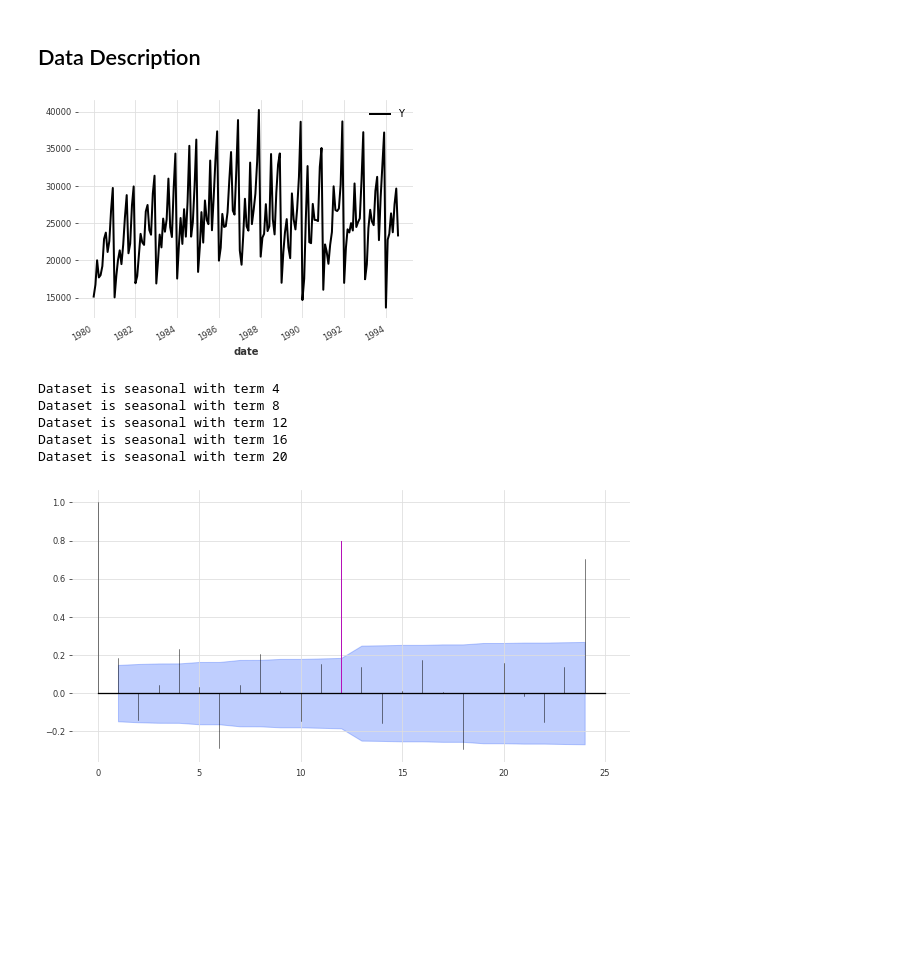
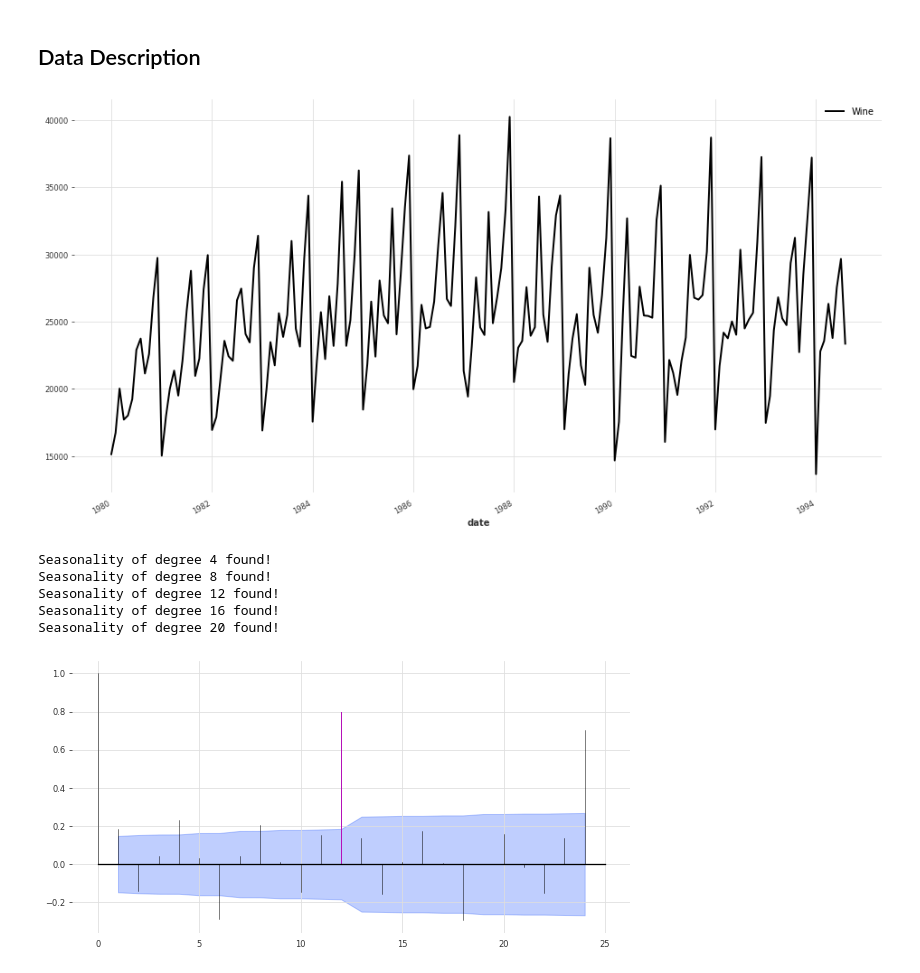
Before and after one commit to josumsc/darts-forecasting, a Jupyter notebook: src/wine-dataset.ipynb, the cells around one changed output. Saved outputs shown, nothing was run; the diff lists cells and outputs as text; code cells hidden in the pictures; blank space fills up the shorter version.

```diff
--- a/src/wine-dataset.ipynb
+++ b/src/wine-dataset.ipynb
@@ -26,20 +30,17 @@ wine = WineDataset().load()
 # %% [markdown]
 ## Data Description
 # %%
-wine.plot()
+plot_time_series({'Wine': wine})
 # %% [output]
-[figure, old version]
+[figure, new version]
 # %%
-for i in range(2, 25):
-    is_seasonal, m = check_seasonality(wine, m=i)
-    if is_seasonal:
-        print(f"Dataset is seasonal with term {m}")
+is_data_seasonal(wine, 24)
 # %% [output]
-Dataset is seasonal with term 4
-Dataset is seasonal with term 8
-Dataset is seasonal with term 12
-Dataset is seasonal with term 16
-Dataset is seasonal with term 20
+Seasonality of degree 4 found!
+Seasonality of degree 8 found!
+Seasonality of degree 12 found!
+Seasonality of degree 16 found!
+Seasonality of degree 20 found!
 # %%
 plot_acf(wine, m=12)
 # %% [output]
```
Also changed, not shown: parts of 6 cells of this notebook, 2 other files.
